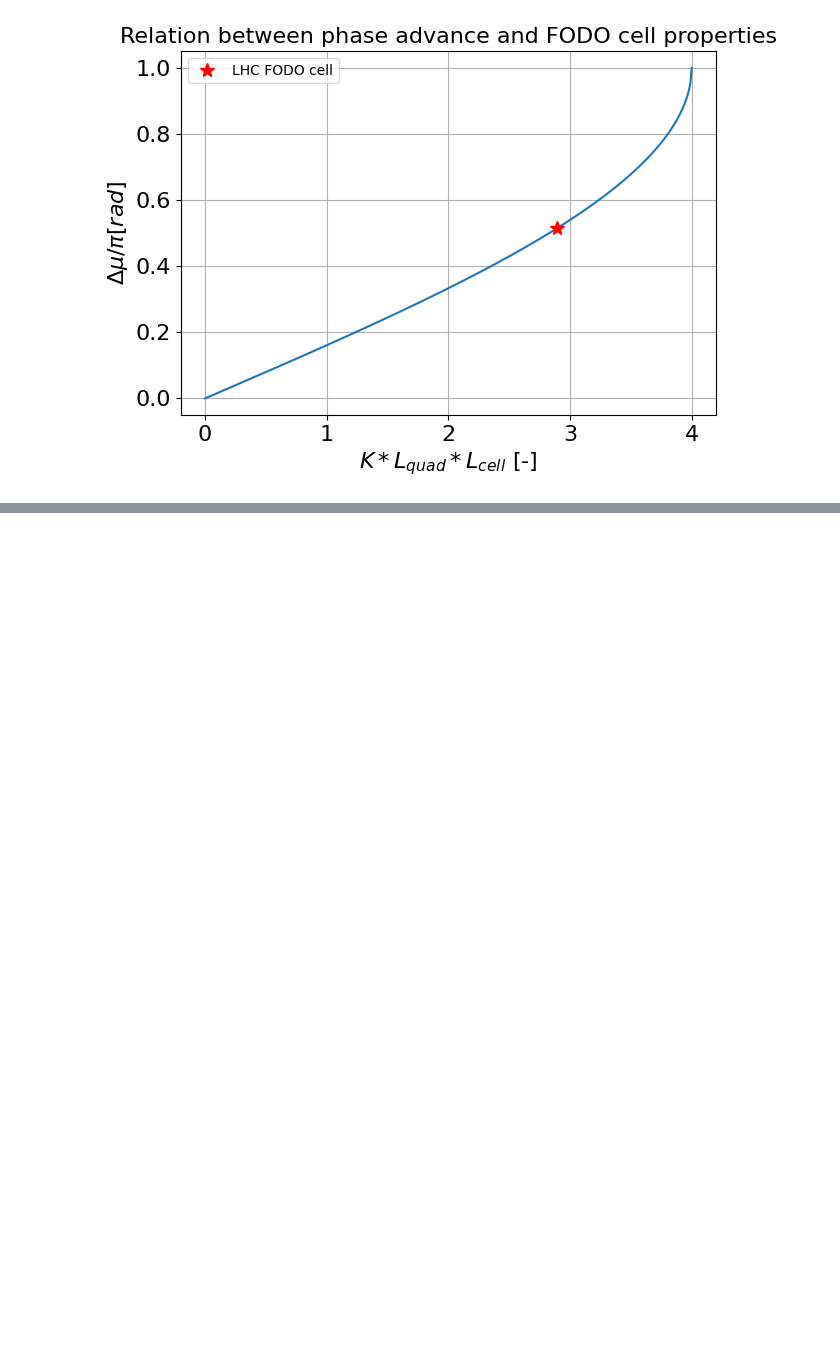
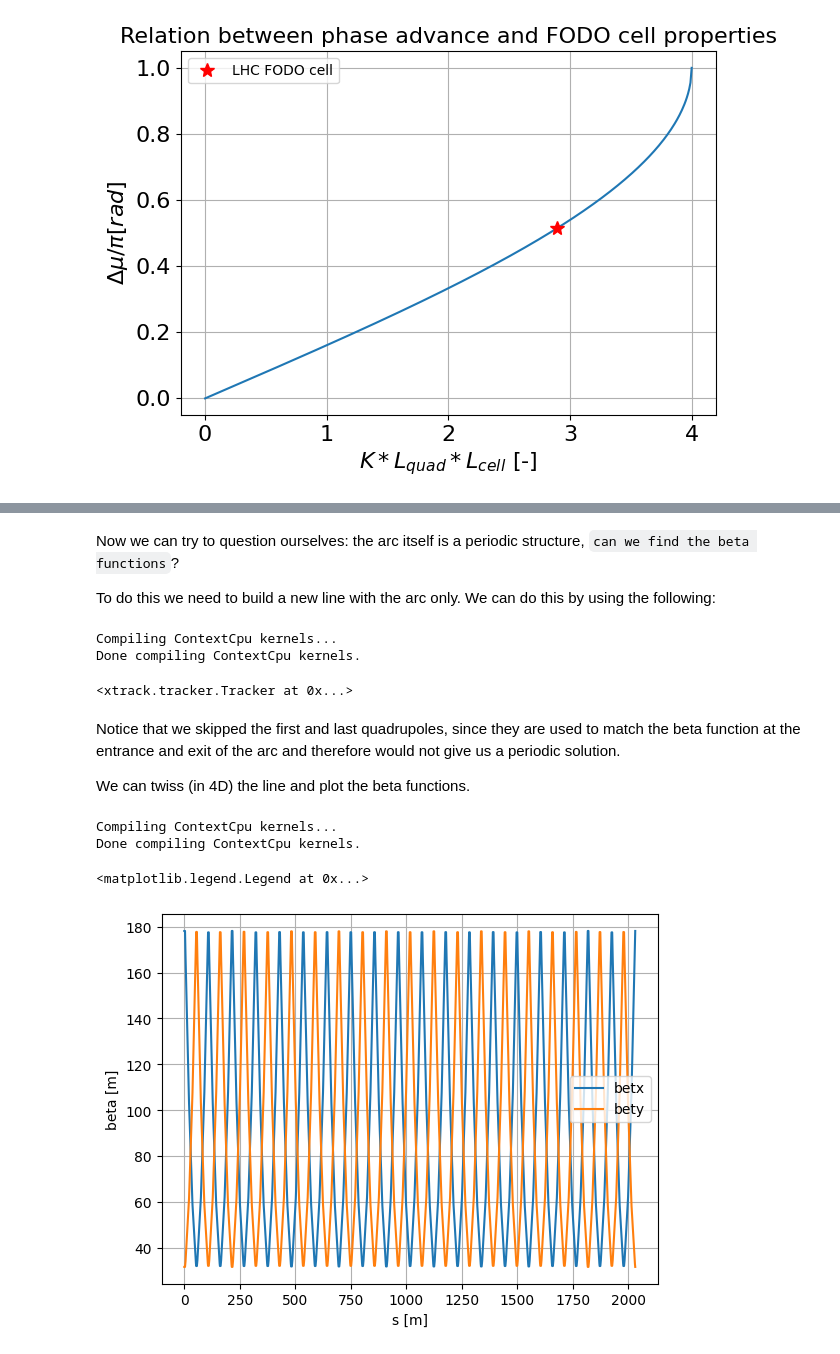
Before and after one commit to andreafornara/Tutorial, a Jupyter notebook: examples/003_thick_study.ipynb, the cells around one changed output, grey strips where cells are left out. Cells and saved outputs as stored; diff of their text form; code cells hidden in the pictures; blank space fills up the shorter version.

```diff
--- a/examples/003_thick_study.ipynb
+++ b/examples/003_thick_study.ipynb
@@ -219,0 +224,34 @@ plt.tight_layout()
+# %% [markdown]
+Now we can try to question ourselves: the arc itself is a periodic structure, `can we find the beta functions`?
+
+To do this we need to build a new line with the arc only. We can do this by using the following:
+# %%
+start = 'mq.15r3.b1_entry'
+end = 'mq.15l4.b1_entry'
+my_line = xt.Line(
+    elements=(collider['lhcb1'].element_dict),
+    element_names=twiss_b1.rows[start:end, ]['name'])
+my_line.build_tracker()
+# %% [output]
+Compiling ContextCpu kernels...
+Done compiling ContextCpu kernels.
+<xtrack.tracker.Tracker at 0x...>
+# %% [markdown]
+Notice that we skipped the first and last quadrupoles, since they are used to match the beta function
+at the entrance and exit of the arc and therefore would not give us a periodic solution.
+
+We can twiss (in 4D) the line and plot the beta functions.
+# %%
+ref = xp.Particles(mass0=xp.PROTON_MASS_EV, q0=1, energy0=7000e9)
+twiss_b1_line = my_line.twiss(particle_ref=ref, method='4d')
+plt.plot(twiss_b1_line.s,twiss_b1_line.betx, label='betx')
+plt.plot(twiss_b1_line.s,twiss_b1_line.bety, label='bety')
+plt.xlabel('s [m]')
+plt.ylabel('beta [m]')
+plt.grid()
+plt.legend()
+# %% [output]
+Compiling ContextCpu kernels...
+Done compiling ContextCpu kernels.
+<matplotlib.legend.Legend at 0x...>
+[figure, added]
```
Also changed, not shown: parts of 13 cells of this notebook, 4 other files.
